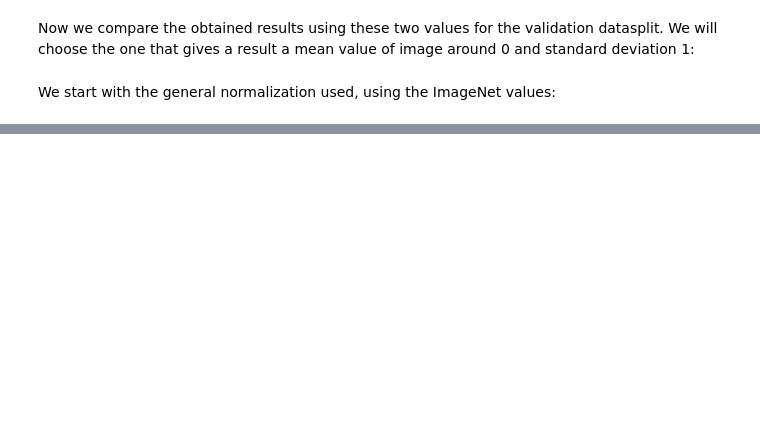
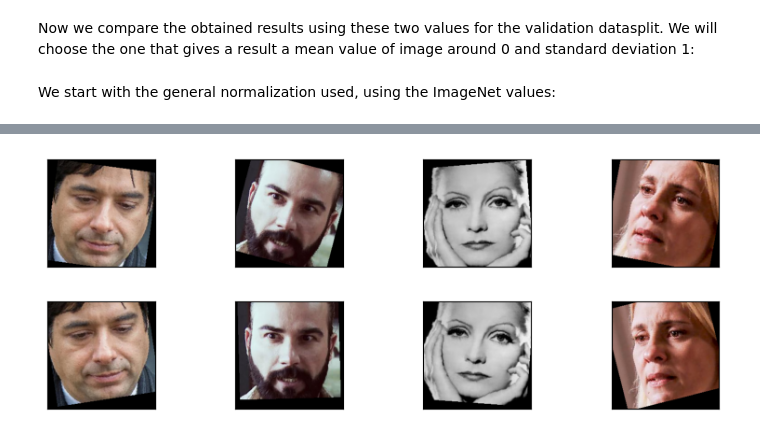
Before and after one commit to armand-07/emotion_recognition, a Jupyter notebook: notebooks/data_validation.ipynb, the cells around one changed output, grey strips where cells are left out. Saved outputs shown, nothing was run; the diff lists cells and outputs as text; code cells hidden in the pictures; blank space fills up the shorter version.

```diff
--- a/notebooks/data_validation.ipynb
+++ b/notebooks/data_validation.ipynb
@@ -542,0 +638,10 @@ compute_mean_std(dataloader_test)
+# %%
+RandomAffine = transforms.Compose([
+    transforms.ToDtype(torch.float32, scale = True),                                # Convert the image to float32 and scale it to [0,1]
+    transforms.RandomAffine(degrees=(-15, 15), translate=(0, 0.1), scale=(0.9, 1)),
+])
+# %%
+show_transformation(RandomAffine)
+# %% [output]
+[figure, added]
+[figure, added]
```
Also changed, not shown: parts of 84 cells of this notebook, 4 other files.
